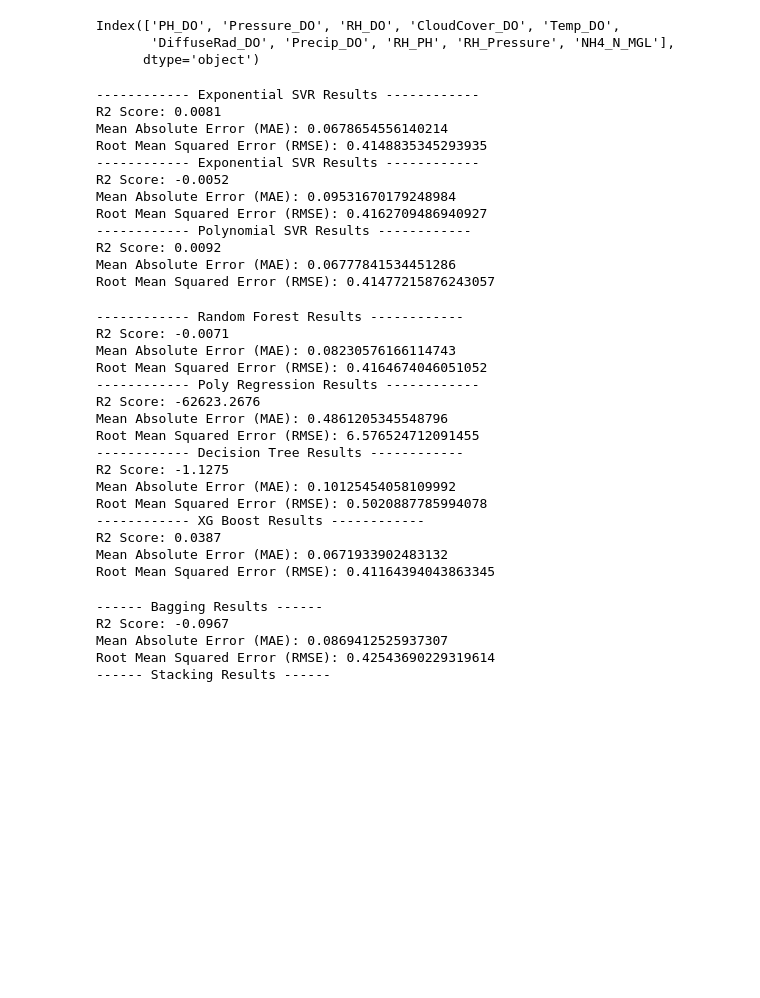
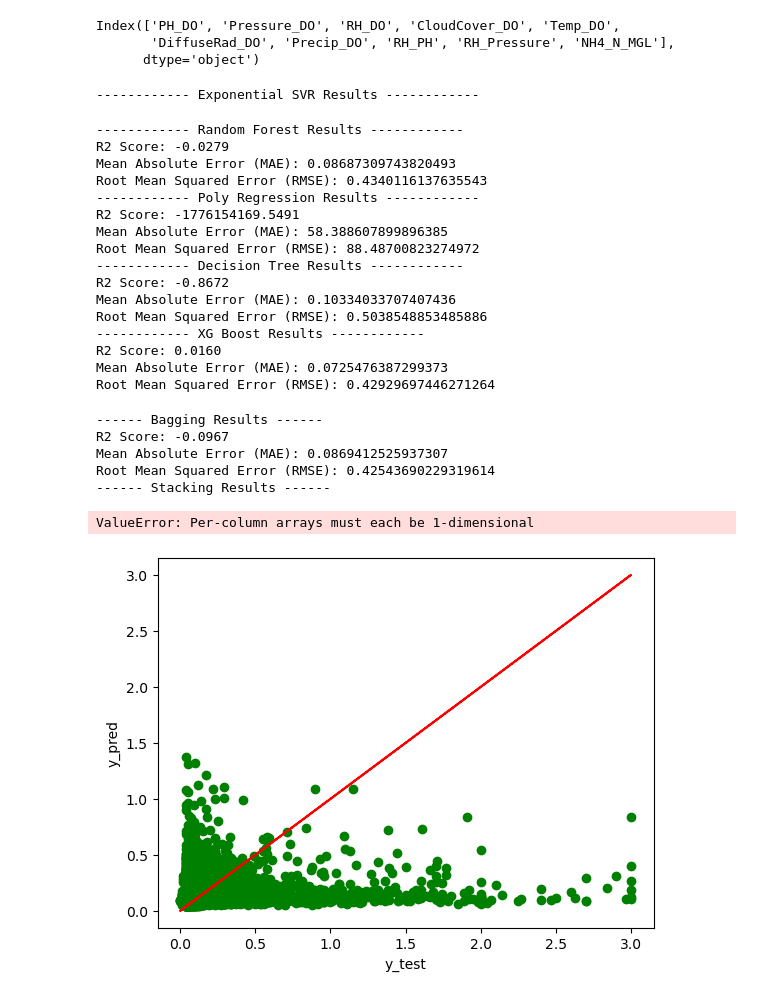
Before and after one commit to NawidT/morefish-ml, a Jupyter notebook: training/nh3_train.ipynb, the cells around one changed output. Drawn from its saved outputs; the diff is of its cells as text; code cells hidden in the pictures; blank space fills up the shorter version.

```diff
--- a/training/nh3_train.ipynb
+++ b/training/nh3_train.ipynb
@@ -474,47 +480,35 @@ ammData = pd.read_csv("../../../../../../Downloads/final_features_short.csv")
 # split train and test
 test = ammData.copy(True)
 print(test.columns)
-X_train,X_test,y_train,y_test = train_test_split(test[['PH_DO', 'Pressure_DO', 'RH_DO', 'CloudCover_DO', 'Temp_DO',
-       'DiffuseRad_DO', 'Precip_DO', 'RH_PH', 'RH_Pressure']], test['NH4_N_MGL'], test_size=0.2)
+X_train,X_test,y_train,y_test = train_test_split(test[['PH_DO', 'Pressure_DO', 'RH_DO', 'CloudCover_DO']], test['NH4_N_MGL'], test_size=0.2)
 # %% [output]
 Index(['PH_DO', 'Pressure_DO', 'RH_DO', 'CloudCover_DO', 'Temp_DO',
        'DiffuseRad_DO', 'Precip_DO', 'RH_PH', 'RH_Pressure', 'NH4_N_MGL'],
       dtype='object')
 # %%
 print("------------ Exponential SVR Results ------------")
-clf_rbf_nusvm = make_pipeline(preprocessing.SplineTransformer(), NuSVR(kernel='rbf', shrinking=True, C=1.5))
+clf_rbf_nusvm = make_pipeline(preprocessing.SplineTransformer(), NuSVR(kernel='rbf', shrinking=True, C=3.5))
 clf_rbf_nusvm.fit(X_train, y_train)
 y_pred = clf_rbf_nusvm.predict(X_test)
 stats(y_pred, y_test)
 
 print("------------ Exponential SVR Results ------------")
-clf_rbf_svm = make_pipeline(preprocessing.SplineTransformer(), SVR(kernel='rbf', shrinking=True, C=1.5))
+clf_rbf_svm = make_pipeline(preprocessing.MinMaxScaler(), SVR(kernel='rbf', shrinking=True, C=0.5))
 clf_rbf_svm.fit(X_train[:len(X_train)//2], y_train[:len(X_train)//2])
 clf_rbf_svm.fit(X_train[len(X_train)//2:], y_train[len(X_train)//2:])
 y_pred = clf_rbf_svm.predict(X_test)
 stats(y_pred, y_test)
 
 print("------------ Polynomial SVR Results ------------")
-clf_poly_nusvm = make_pipeline(preprocessing.SplineTransformer(), NuSVR(kernel='poly', shrinking=False, C=2.5))
+clf_poly_nusvm = make_pipeline(preprocessing.QuantileTransformer(), NuSVR(kernel='poly', shrinking=False, C=4.5))
 clf_poly_nusvm.fit(X_train, y_train)
 y_pred = clf_poly_nusvm.predict(X_test)
 stats(y_pred, y_test)
 # %% [output]
 ------------ Exponential SVR Results ------------
-R2 Score: 0.0081
-Mean Absolute Error (MAE): 0.0678654556140214
-Root Mean Squared Error (RMSE): 0.4148835345293935
------------- Exponential SVR Results ------------
-R2 Score: -0.0052
-Mean Absolute Error (MAE): 0.09531670179248984
-Root Mean Squared Error (RMSE): 0.4162709486940927
------------- Polynomial SVR Results ------------
-R2 Score: 0.0092
-Mean Absolute Error (MAE): 0.06777841534451286
-Root Mean Squared Error (RMSE): 0.41477215876243057
 # %%
 print("------------ Random Forest Results ------------")
-rf_regressor = make_pipeline(preprocessing.StandardScaler(), RandomForestRegressor(n_estimators=24, max_depth=20))
+rf_regressor = make_pipeline(preprocessing.MaxAbsScaler(), RandomForestRegressor(n_estimators=24, max_depth=20))
 rf_regressor.fit(X_train, y_train)
 y_pred = rf_regressor.predict(X_test)
 stats(y_pred, y_test)
@@ -535,34 +529,34 @@ stats(y_pred, y_test)
 
 print("------------ Decision Tree Results ------------")
 from sklearn.tree import DecisionTreeRegressor
-d_tree = DecisionTreeRegressor(max_depth=24)
+d_tree = make_pipeline(preprocessing.MinMaxScaler(), DecisionTreeRegressor(max_depth=24))
 d_tree.fit(X_train, y_train)
 y_pred = d_tree.predict(X_test)
 stats(y_pred, y_test)
 
 print("------------ XG Boost Results ------------")
 from sklearn.ensemble import GradientBoostingRegressor
-xg_boost = GradientBoostingRegressor(learning_rate=0.1, loss='huber', max_depth=6, criterion='squared_error')
+xg_boost = make_pipeline(preprocessing.QuantileTransformer(), GradientBoostingRegressor(learning_rate=0.1, loss='huber', max_depth=6, criterion='squared_error'))
 xg_boost.fit(X_train, y_train)
 y_pred = xg_boost.predict(X_test)
 stats(y_pred, y_test)
 # %% [output]
 ------------ Random Forest Results ------------
-R2 Score: -0.0071
-Mean Absolute Error (MAE): 0.08230576166114743
-Root Mean Squared Error (RMSE): 0.4164674046051052
+R2 Score: -0.0279
+Mean Absolute Error (MAE): 0.08687309743820493
+Root Mean Squared Error (RMSE): 0.4340116137635543
 ------------ Poly Regression Results ------------
-R2 Score: -62623.2676
-Mean Absolute Error (MAE): 0.4861205345548796
-Root Mean Squared Error (RMSE): 6.576524712091455
+R2 Score: -1776154169.5491
+Mean Absolute Error (MAE): 58.388607899896385
+Root Mean Squared Error (RMSE): 88.48700823274972
 ------------ Decision Tree Results ------------
-R2 Score: -1.1275
-Mean Absolute Error (MAE): 0.10125454058109992
-Root Mean Squared Error (RMSE): 0.5020887785994078
+R2 Score: -0.8672
+Mean Absolute Error (MAE): 0.10334033707407436
+Root Mean Squared Error (RMSE): 0.5038548853485886
 ------------ XG Boost Results ------------
-R2 Score: 0.0387
-Mean Absolute Error (MAE): 0.0671933902483132
-Root Mean Squared Error (RMSE): 0.41164394043863345
+R2 Score: 0.0160
+Mean Absolute Error (MAE): 0.0725476387299373
+Root Mean Squared Error (RMSE): 0.42929697446271264
 # %%
 # Bagging
 print("------ Bagging Results ------")
@@ -600,3 +594,27 @@ R2 Score: -0.0967
 Mean Absolute Error (MAE): 0.0869412525937307
 Root Mean Squared Error (RMSE): 0.42543690229319614
 ------ Stacking Results ------
+# %%
+# Convert the data to PyTorch tensors
+X_train_tensor = torch.tensor(X_train.values, dtype=torch.float32)
+y_train_tensor = torch.tensor(y_train.values, dtype=torch.float32)
+X_test_tensor = torch.tensor(X_test.values, dtype=torch.float32)
+# Make predictions on the test data
+y_pred_tensor = model(X_test_tensor)
+y_pred = y_pred_tensor.detach().numpy()
+df = pd.DataFrame({'y_test': y_test, 'y_pred': y_pred.reshape(-1, 1)})
+# %% [output]
+ValueError: Per-column arrays must each be 1-dimensional
+# %%
+df = pd.DataFrame()
+df['y_test'] = y_test
+df['y_pred'] = rf_regressor.predict(X_test)
+# %%
+# plot df['y_test'] vs df['y_pred']
+plt.plot(df['y_test'], df['y_pred'], 'go')
+plt.plot(df['y_test'], df['y_test'], 'r')
+plt.xlabel('y_test')
+plt.ylabel('y_pred')
+plt.show()
+# %% [output]
+[figure, added]
```
Also changed, not shown: parts of 5 cells of this notebook, 1 other file.
